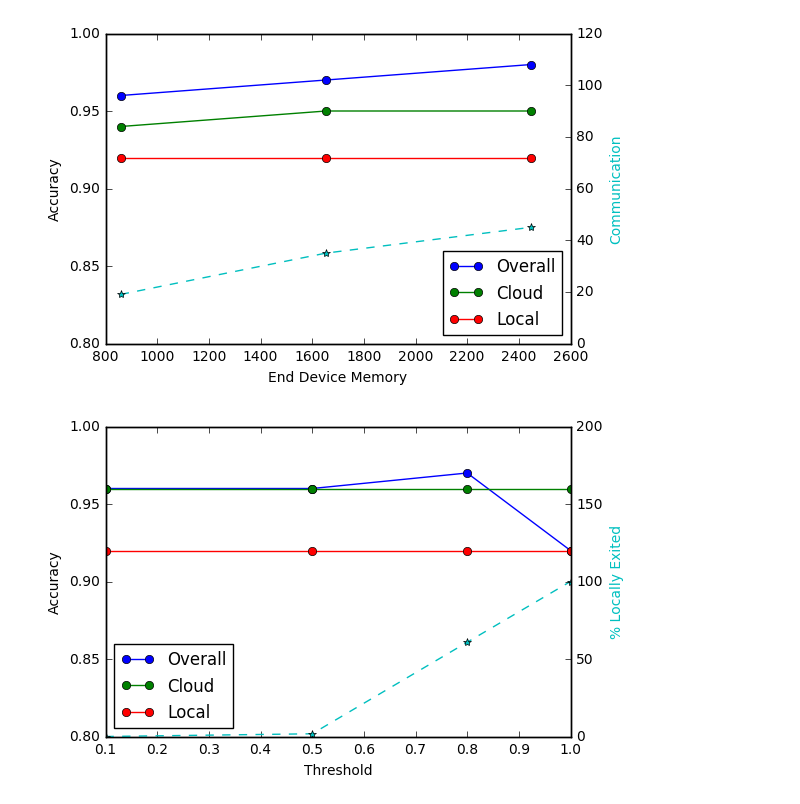
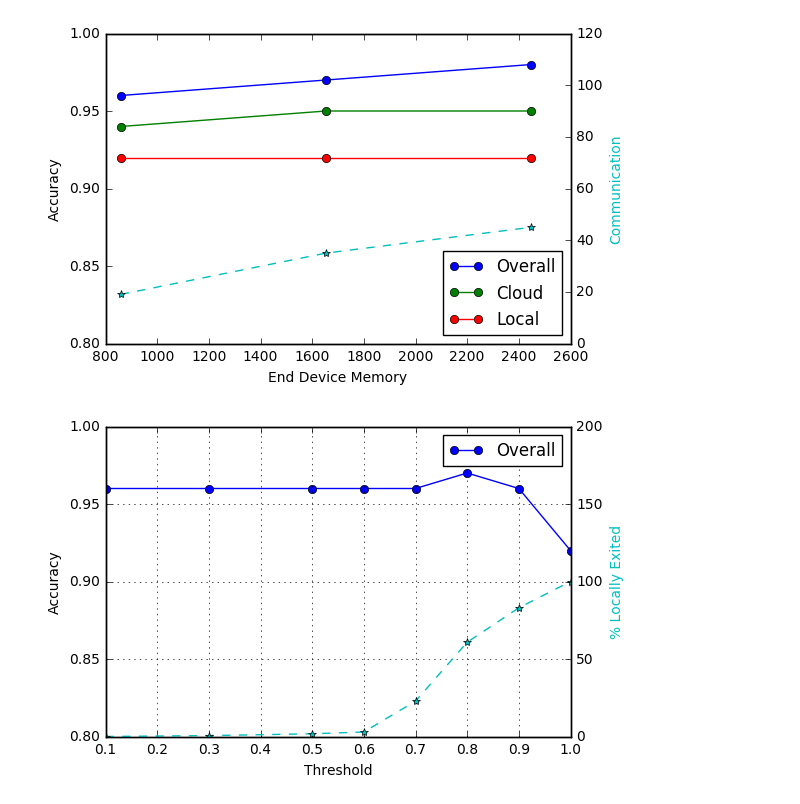
Before and after one commit to kunglab/ddnn, a Jupyter notebook: plots.ipynb, the cells around one changed output. Saved outputs shown, nothing was run; the diff lists cells and outputs as text; code cells hidden in the pictures.

```diff
--- a/plots.ipynb
+++ b/plots.ipynb
@@ -145,36 +197,49 @@ fig.savefig("_figures/sizevsacc.pdf")
 import matplotlib.pyplot as plt
 import numpy as np
 
 size = [0.1,
+        0.3,
         0.5,
+        0.6,
+        0.7,
         0.8,
+        0.9,
         1.0]
 
 exit = [0.00,
+        0.58,
         1.75,
+        2.92,
+        22.81,
         60.82,
+        83.04,
         100.00]
 
-acc = [ 0.92   ,  0.96  ,  0.96,
-        0.92   ,  0.96  ,  0.96,
-        0.92   ,  0.96  ,  0.97,
-        0.92   ,  0.96  ,  0.92 ]
-acc = np.array(acc).reshape(4,-1)
+acc = [ 0.96,
+        0.96,
+        0.96,
+        0.96,
+        0.96,
+        0.97,
+        0.96,
+        0.92 ]
+acc = np.array(acc).reshape(8,-1)
 
 fig, ax1 = plt.subplots()
 
 # plt.figure(figsize=(10,10))
 ax1.plot(size,acc[:,::-1],'o-')
 ax1.set_ylim([0.8,1])
 ax1.set_ylabel("Accuracy")
 ax1.set_xlabel("Threshold")
 ax1.legend(['Overall', 'Cloud', 'Local'], loc="best")
+ax1.grid(True)
 
 ax2 = ax1.twinx()
 ax2.set_ylim([0,200])
 ax2.plot(size,exit,'*--c')
 ax2.set_ylabel('% Locally Exited', color='c')
 
 fig.savefig("_figures/thresholdvsacc.pdf")
 # %% [output]
-[figure, old version]
+[figure, new version]
```
Also changed, not shown: parts of 2 cells of this notebook, 4 other files.
